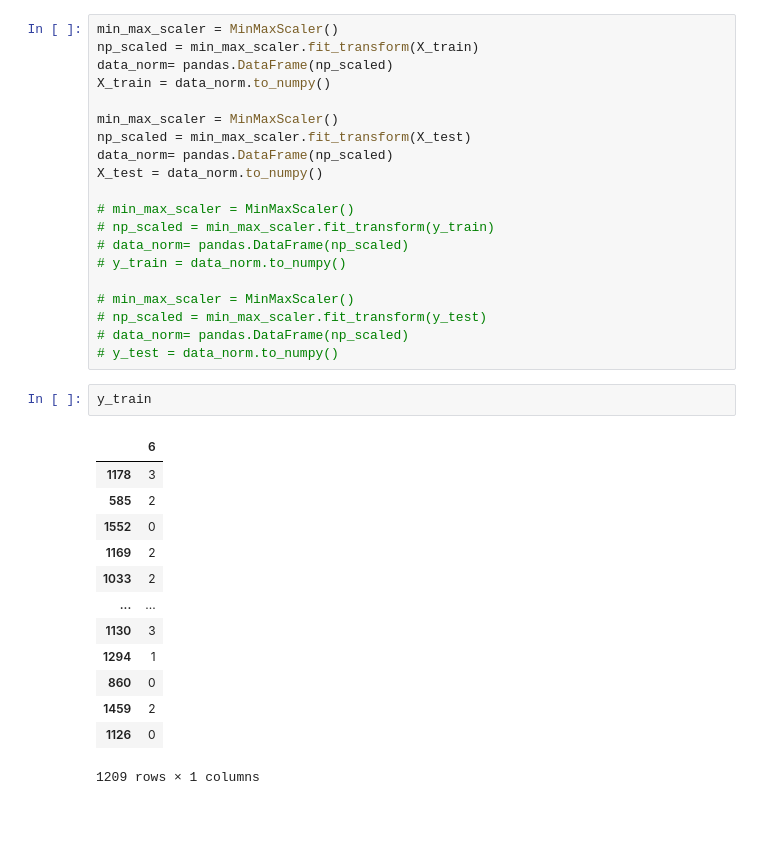
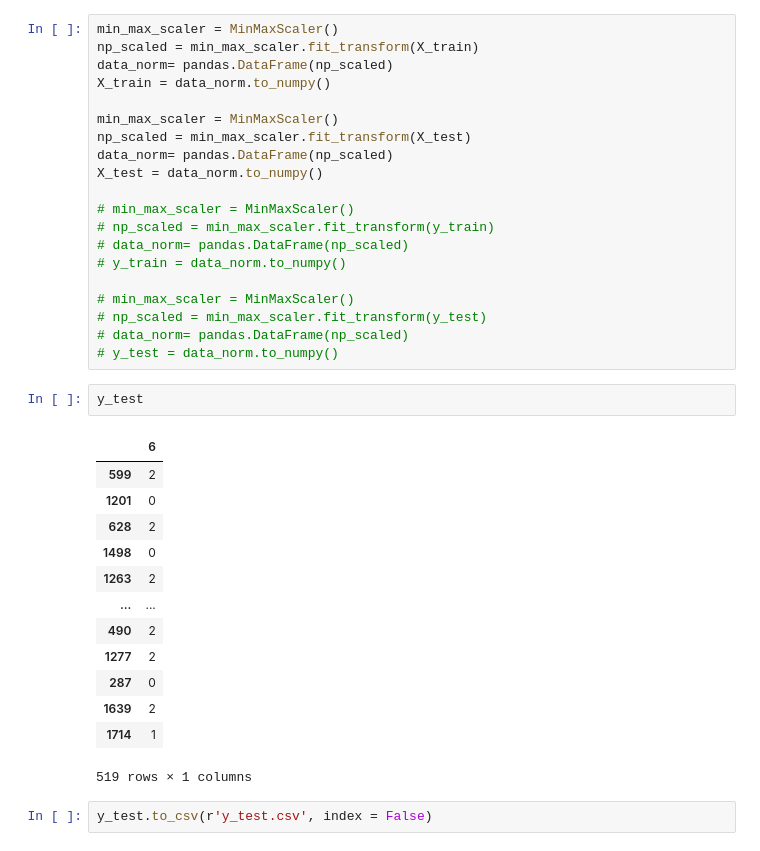
Before and after one commit to satan007417/DM_1, a Jupyter notebook: DTree_car.ipynb, the cells around one changed output. Cells and saved outputs as stored; diff of their text form; blank space fills up the shorter version.

```diff
--- a/DTree_car.ipynb
+++ b/DTree_car.ipynb
@@ -100,22 +100,24 @@ X_test = data_norm.to_numpy()
 # np_scaled = min_max_scaler.fit_transform(y_test)
 # data_norm= pandas.DataFrame(np_scaled)
 # y_test = data_norm.to_numpy()
-# %%
-y_train
-# %% [output]
-|  | 6 |
-| 1178 | 3 |
-| 585 | 2 |
-| 1552 | 0 |
-| 1169 | 2 |
-| 1033 | 2 |
-| ... | ... |
-| 1130 | 3 |
-| 1294 | 1 |
-| 860 | 0 |
-| 1459 | 2 |
-| 1126 | 0 |
-1209 rows × 1 columns
+# %%
+y_test
+# %% [output]
+|  | 6 |
+| 599 | 2 |
+| 1201 | 0 |
+| 628 | 2 |
+| 1498 | 0 |
+| 1263 | 2 |
+| ... | ... |
+| 490 | 2 |
+| 1277 | 2 |
+| 287 | 0 |
+| 1639 | 2 |
+| 1714 | 1 |
+519 rows × 1 columns
+# %%
+y_test.to_csv(r'y_test.csv', index = False)
 # %%
 # Gini
 GList_train=[]
```
Also changed, not shown: parts of 9 cells of this notebook, 4 other files.
